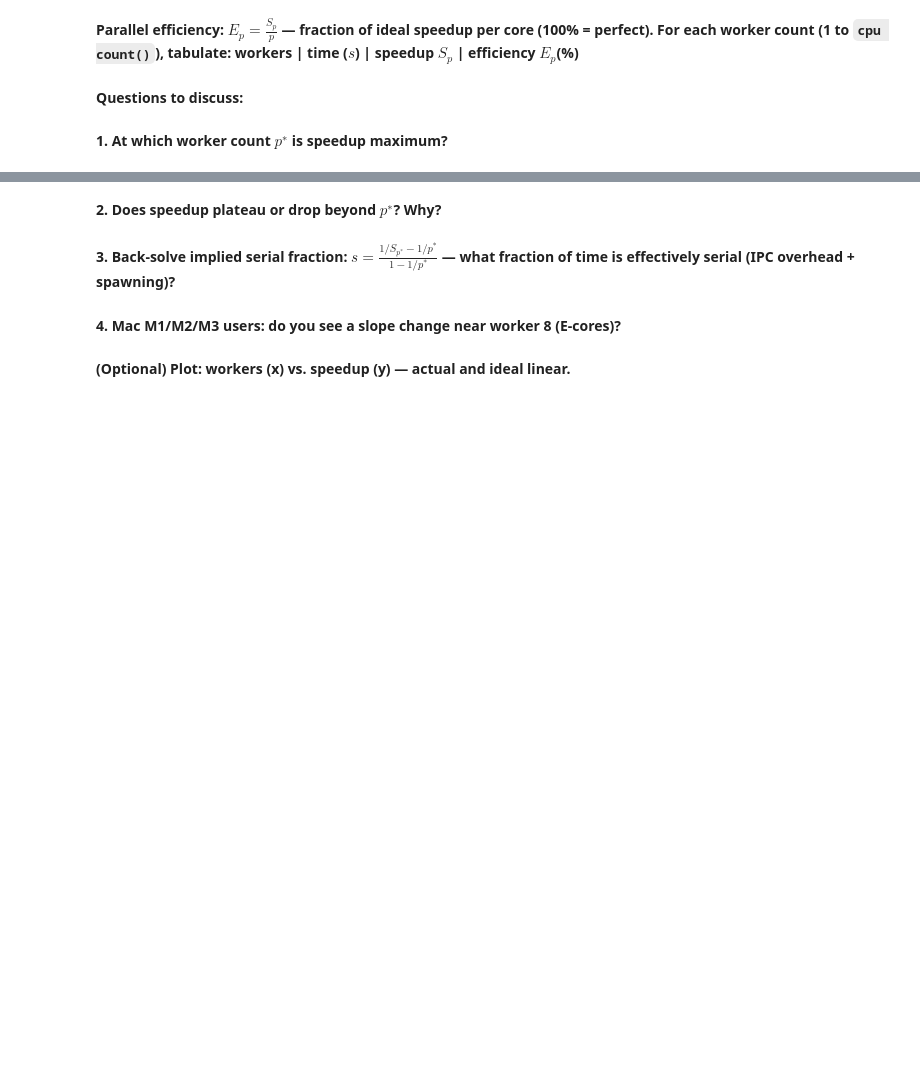
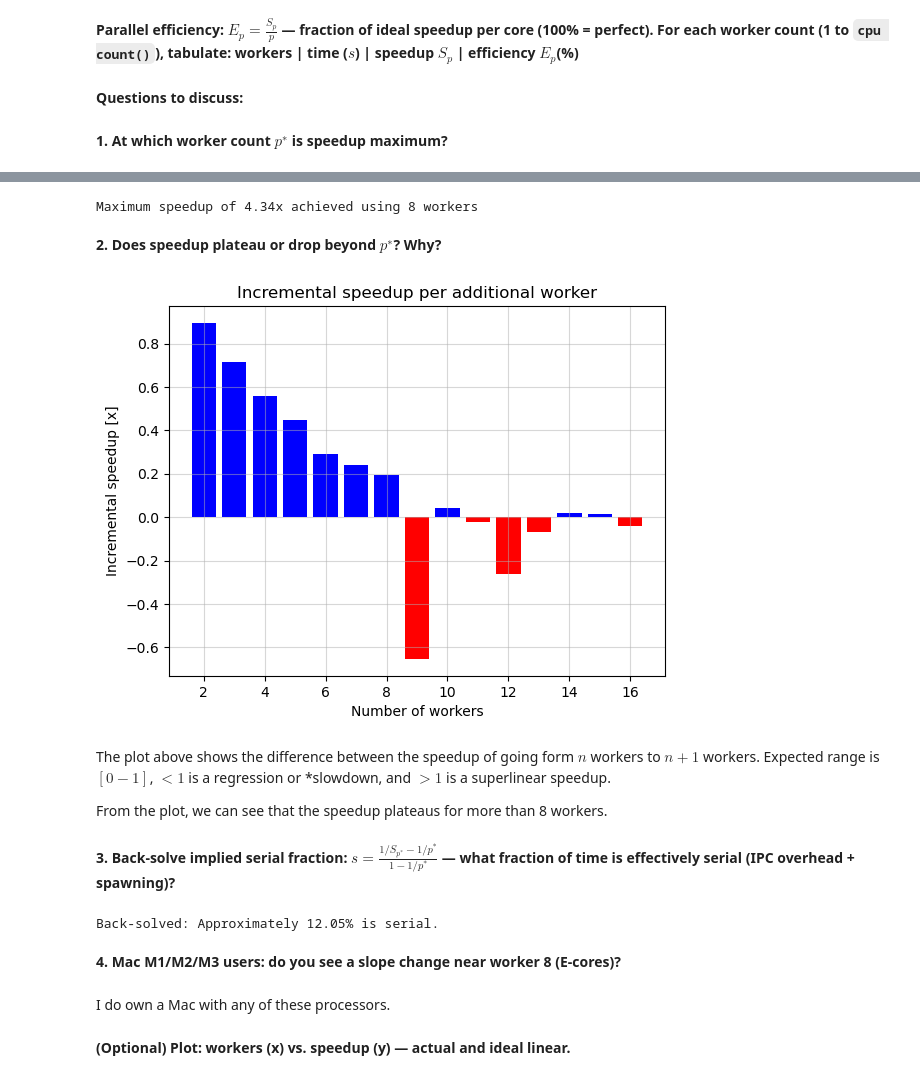
Before and after one commit to NDS8-TCP/nsc-mikkel, a Jupyter notebook: l04_exercises.ipynb, the cells around one changed output, grey strips where cells are left out. Saved outputs shown, nothing was run; the diff lists cells and outputs as text; code cells hidden in the pictures; blank space fills up the shorter version.

```diff
--- a/l04_exercises.ipynb
+++ b/l04_exercises.ipynb
@@ -174,8 +218,55 @@ Noted! It appears that $\hat{\pi}$ is stable.
+# %%
+results = np.load(results_file)
+
+speedups = [results[0] / time_parallel for time_parallel in results]
+s_max = max(speedups)
+p_star = speedups.index(s_max) + 1
+
+print(f"Maximum speedup of {s_max:.2f}x achieved using {p_star} workers")
+# %% [output]
+Maximum speedup of 4.34x achieved using 8 workers
 # %% [markdown]
 **2. Does speedup plateau or drop beyond $p^∗$? Why?**
+# %%
+import numpy as np
+import matplotlib.pyplot as plt
+
+diff = np.diff(np.array(speedups))
+workers = range(2, len(speedups)+1)
+
+# AI assisted colours
+colors = []
+for d in diff:
+    if d > 1: # Superlinear
+        colors.append("green")
+    elif d > 0: # Normal
+        colors.append("blue")
+    else: # d < 1 slowdown bad
+        colors.append("red")
+
+plt.bar(workers, diff, color=colors)
+plt.title("Incremental speedup per additional worker")
+plt.ylabel("Incremental speedup [x]")
+plt.xlabel("Number of workers")
+plt.grid(alpha=0.5)
+plt.show()
+# %% [output]
+[figure, added]
+# %% [markdown]
+The plot above shows the difference between the speedup of going form $n$ workers to $n+1$ workers. Expected range is $[0-1]$, $<1$ is a regression or *slowdown, and $>1$ is a superlinear speedup.
+
+From the plot, we can see that the speedup plateaus for more than 8 workers.
 # %% [markdown]
 **3. **Back-solve implied serial fraction:** $s = \frac{1/S_{p^*} - 1/p^*}{1 - 1/p^*}$ — what fraction of time is effectively serial (IPC overhead + spawning)?**
+# %%
+s =  (1/s_max - 1/p_star) / (1 - 1/p_star)
+
+print(f"Back-solved: Approximately {s*100:.2f}% is serial.")
+# %% [output]
+Back-solved: Approximately 12.05% is serial.
 # %% [markdown]
 **4. **Mac M1/M2/M3 users:** do you see a slope change near worker 8 (E-cores)?**
+# %% [markdown]
+I do own a Mac with any of these processors.
 # %% [markdown]
 ****(Optional) Plot:** workers (x) vs. speedup (y) — actual and ideal linear.**
```
Also changed, not shown: parts of 10 cells of this notebook, 1 other file.
